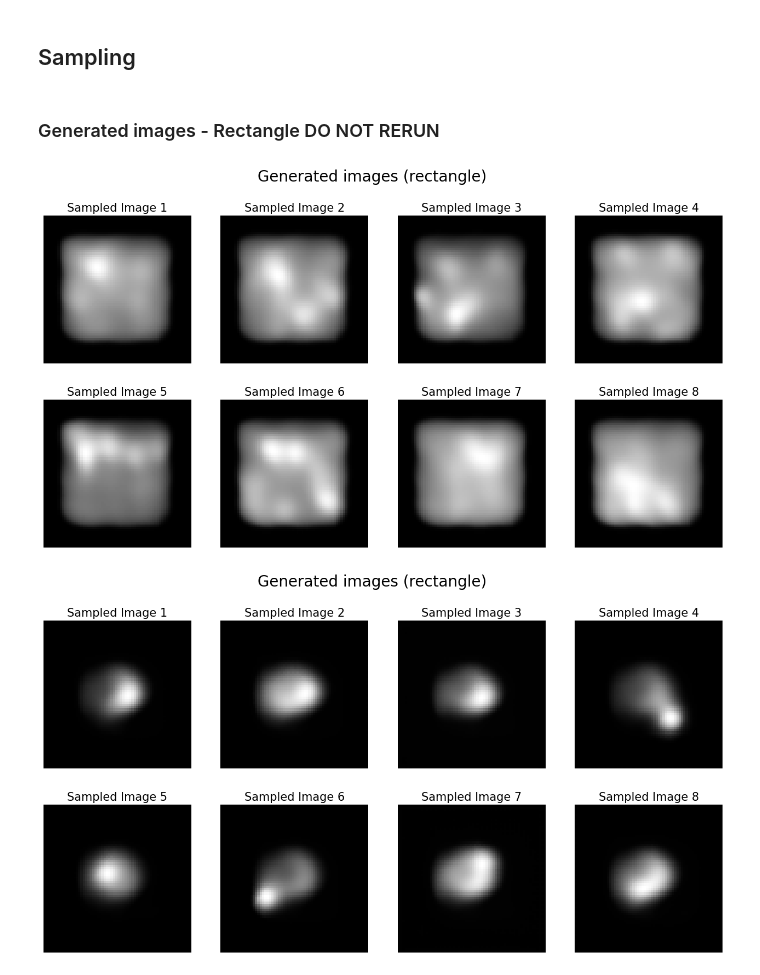
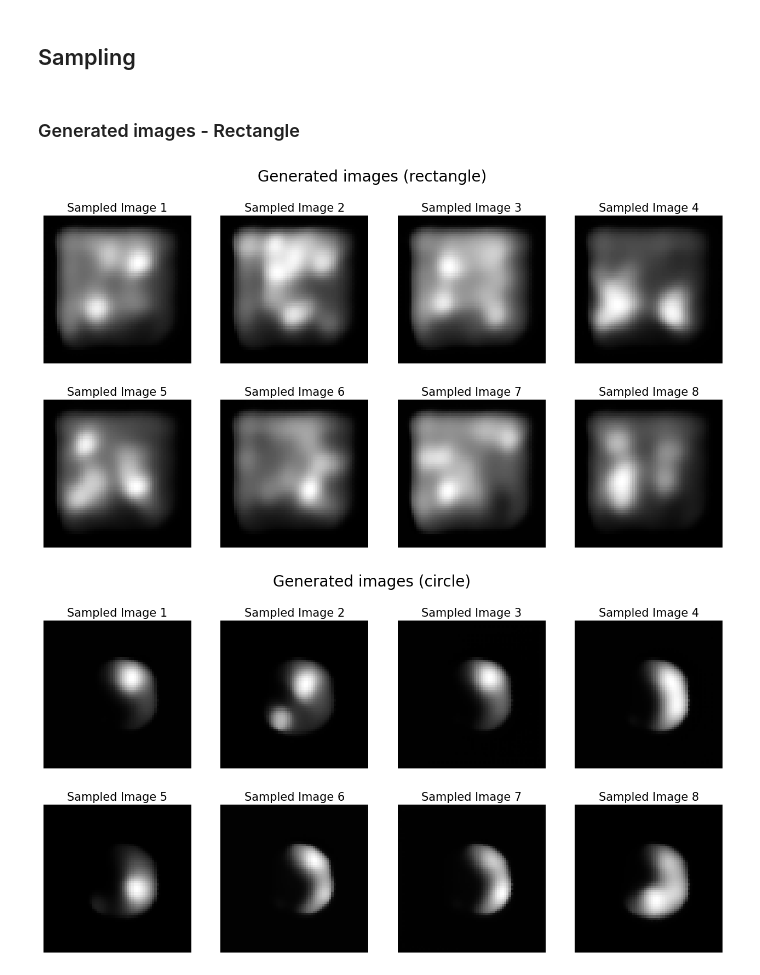
Before and after one commit to maruand/Basic-Diffusion-Model-Demo, a Jupyter notebook: diffusion_patterns.ipynb, the cells around one changed output. Saved outputs shown, nothing was run; the diff lists cells and outputs as text; code cells hidden in the pictures.

```diff
--- a/diffusion_patterns.ipynb
+++ b/diffusion_patterns.ipynb
@@ -126,8 +146,8 @@ class image_dataset(data.Dataset):
     def __len__(self):
         return len([f for f in os.listdir(self.path) if os.path.isfile(os.path.join(self.path, f))])
 
-img_data = image_dataset('/Users/marcusandersson/Documents/Basic-Diffusion-Model-Demo/data/data_rect_3000')
-img_data_circl = image_dataset('/Users/marcusandersson/Documents/Basic-Diffusion-Model-Demo/data/data_circle_3000')
+img_data = image_dataset('./data/data_rectangle_3000')
+img_data_circl = image_dataset('./data/data_circle_3000')
 train_dataloader = data.DataLoader(img_data, batch_size=32, shuffle=True)
 train_dataloader_circle = data.DataLoader(img_data_circl, batch_size=32, shuffle=True)
 # %% [markdown]
@@ -516,0 +554,29 @@ Epoch 19 | Loss: 0.14240096509456635
+# %%
+device = 'mps'
+epochs = 20
+timesteps = 1000
+
+learning_rate = 0.0001
+
+diffusion = Diffusion(timesteps=timesteps,variance_schedule='cosine')
+
+UNet_model_circle = UNet()
+UNet_model_circle.to(device)
+
+optimizer = torch.optim.Adam(UNet_model_circle.parameters(), lr=learning_rate)
+
+for epoch in range(epochs):
+    UNet_model_circle.train()
+    for step, batch in enumerate(train_dataloader_circle):
+        batch = batch.to(device)
+        t = torch.randint(0, timesteps, (batch.size(0),), device=device).long()
+        x_t, noise = diffusion.forward(batch, t)
+        predicted_noise = UNet_model_circle(x_t,t)
+        loss = diffusion.loss(noise, predicted_noise)
+
+        optimizer.zero_grad()
+        loss.backward()
+        optimizer.step()
+
+    if epoch % 1==0:
+        print(f'Epoch {epoch} | Loss: {loss.item()}')
@@ -543,31 +630,29 @@ def sample(diffusion, model, shape, timesteps, device='mps'):
         return x_t
 
 # Example usage
-#sampled_images = sample(diffusion, UNet_model, shape=(8, 1, 64, 64), timesteps=timesteps, device=device)
-#sampled_images_circle = sample(diffusion, UNet_model, shape=(8, 1, 64, 64), timesteps=timesteps, device=device)
-# sampled_images_circle_t100 = sample(diffusion, UNet_model, shape=(8, 1, 64, 64), timesteps=100, device=device)
-sampled_images_circle_t500 = sample(diffusion, UNet_model, shape=(8, 1, 64, 64), timesteps=950, device=device)
+sampled_images_rectangle = sample(diffusion, UNet_model_rectangle, shape=(8, 1, 64, 64), timesteps=timesteps, device=device)
+sampled_images_circle = sample(diffusion, UNet_model_circle, shape=(8, 1, 64, 64), timesteps=timesteps, device=device)
 # %% [markdown]
-### Generated images - Rectangle DO NOT RERUN
+### Generated images - Rectangle
 # %%
 
 # Visualize the sampled images
 figure = plt.figure(figsize=(16, 8))
 figure.suptitle('Generated images (rectangle)',fontsize=20)
 figure.tight_layout()
 for i in range(8):
     ax = figure.add_subplot(2, 4, i + 1)
-    ax.imshow(sampled_images[i, 0].cpu().numpy(), cmap='gray')
+    ax.imshow(sampled_images_rectangle[i, 0].cpu().numpy(), cmap='gray')
     ax.axis('off')
     ax.set_title(f'Sampled Image {i+1}', fontsize=15)
 plt.show()
 # %% [output]
-[figure, old version]
+[figure, new version]
 # %%
 
 # Visualize the sampled images
 figure = plt.figure(figsize=(16, 8))
-figure.suptitle('Generated images (rectangle)',fontsize=20)
+figure.suptitle('Generated images (circle)',fontsize=20)
 figure.tight_layout()
 for i in range(8):
     ax = figure.add_subplot(2, 4, i + 1)
@@ -576,4 +661,4 @@ for i in range(8):
     ax.set_title(f'Sampled Image {i+1}', fontsize=15)
 plt.show()
 # %% [output]
-[figure, old version]
+[figure, new version]
```
Also changed, not shown: parts of 12 cells of this notebook.
